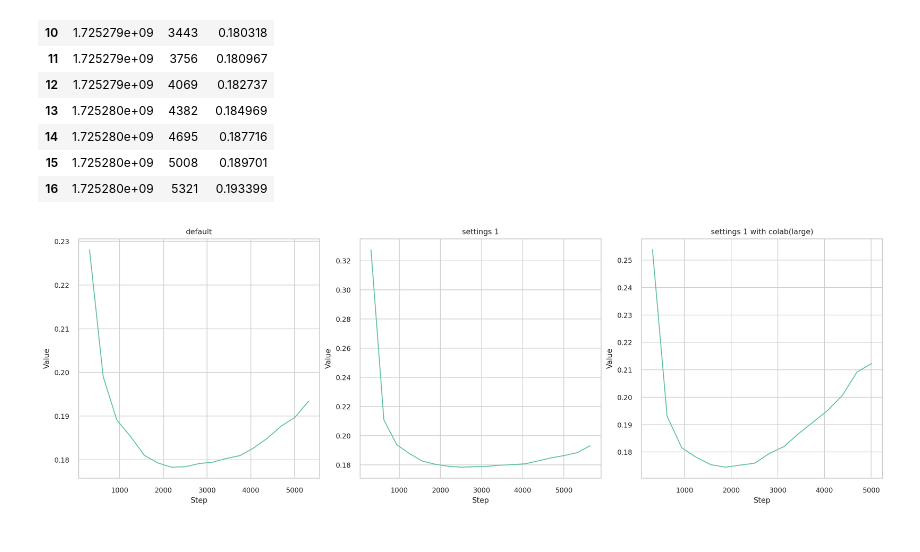
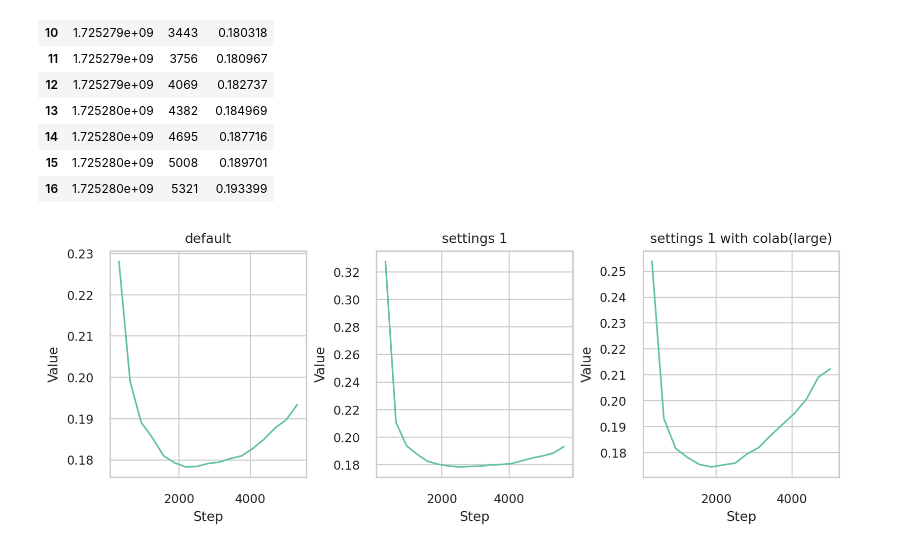
Before and after one commit to crazy2894/project_3_git, a Jupyter notebook: code_metric_check/t5_metrics.ipynb, the cells around one changed output. Cells and saved outputs as stored; diff of their text form; code cells hidden in the pictures.

```diff
--- a/code_metric_check/t5_metrics.ipynb
+++ b/code_metric_check/t5_metrics.ipynb
@@ -55,27 +55,27 @@ val_loss_transfer_0
 | 15 | 1.725280e+09 | 5008 | 0.189701 |
 | 16 | 1.725280e+09 | 5321 | 0.193399 |
 # %%
-fig, ax = plt.subplots(1,3,figsize = (15,5))
+fig, ax = plt.subplots(1,3,figsize = (8,3))
 
 sns.lineplot(data=val_loss_transfer_0,
              x='Step',
              y='Value',
              ax=ax[0]);
 
 sns.lineplot(data=val_loss_transfer_1,
              x='Step',
              y='Value',
              ax=ax[1]);
 
 sns.lineplot(data=val_loss_transfer_1_large,
              x='Step',
              y='Value',
              ax=ax[2]);
 
 ax[0].set_title('default')
 ax[1].set_title('settings 1')
 ax[2].set_title('settings 1 with colab(large)');
 # %% [output]
-[figure, old version]
+[figure, new version]
 # %%
 fig.savefig('t5/val_loss_comparison.png', dpi=300)
```
Also changed, not shown: parts of 1 cell of this notebook.
